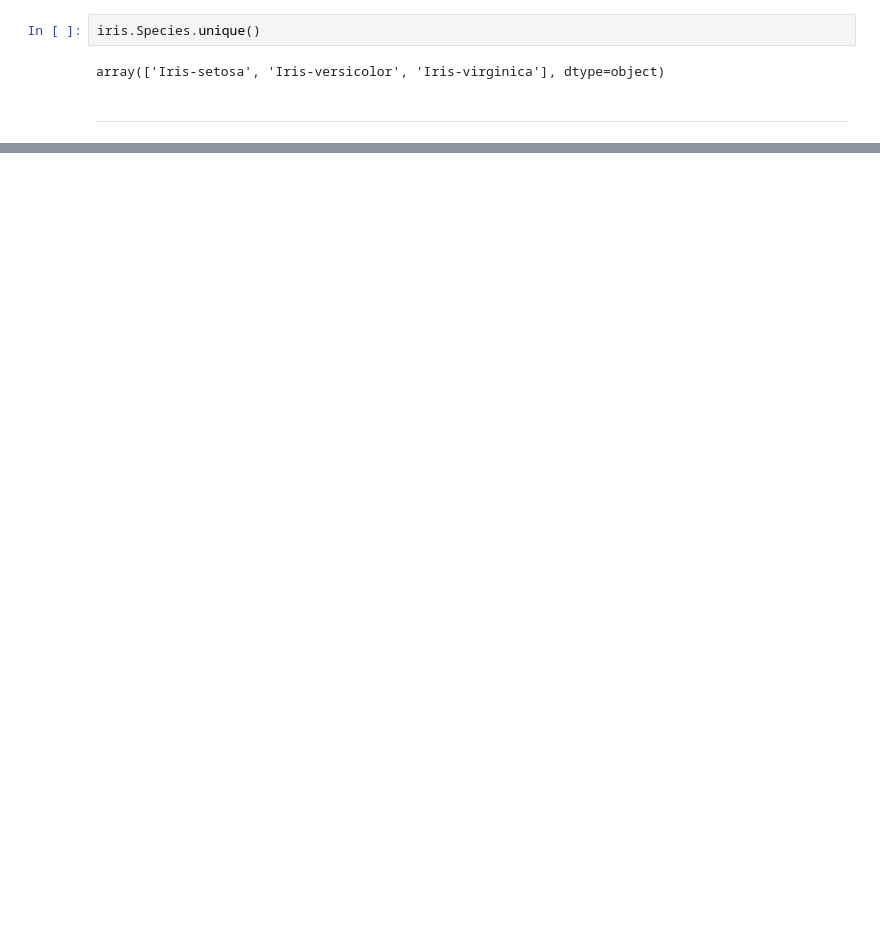
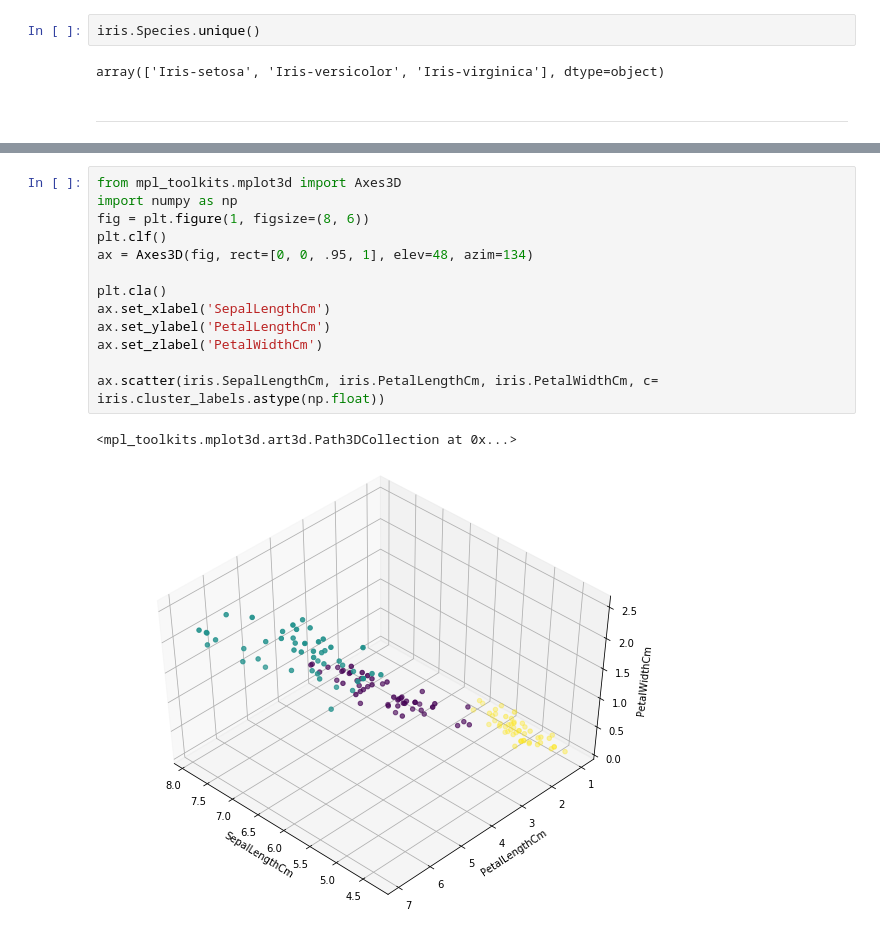
Before and after one commit to Andy-Nkumane/Iris_Species-Clustering, a Jupyter notebook: Iris_Species-Clustering.ipynb, the cells around one changed output, grey strips where cells are left out. Drawn from its saved outputs; the diff is of its cells as text; blank space fills up the shorter version.

Commit message:
3d cluster plots

```diff
--- a/Iris_Species-Clustering.ipynb
+++ b/Iris_Species-Clustering.ipynb
@@ -279 +259,17 @@ sns.scatterplot(iris.PetalLengthCm, iris.PetalWidthCm, hue=iris.Species)
 [figure]
+# %%
+from mpl_toolkits.mplot3d import Axes3D
+import numpy as np
+fig = plt.figure(1, figsize=(8, 6))
+plt.clf()
+ax = Axes3D(fig, rect=[0, 0, .95, 1], elev=48, azim=134)
+
+plt.cla()
+ax.set_xlabel('SepalLengthCm')
+ax.set_ylabel('PetalLengthCm')
+ax.set_zlabel('PetalWidthCm')
+
+ax.scatter(iris.SepalLengthCm, iris.PetalLengthCm, iris.PetalWidthCm, c= iris.cluster_labels.astype(np.float))
+# %% [output]
+<mpl_toolkits.mplot3d.art3d.Path3DCollection at 0x...>
+[figure, added]
```
Also changed, not shown: parts of 14 cells of this notebook.
